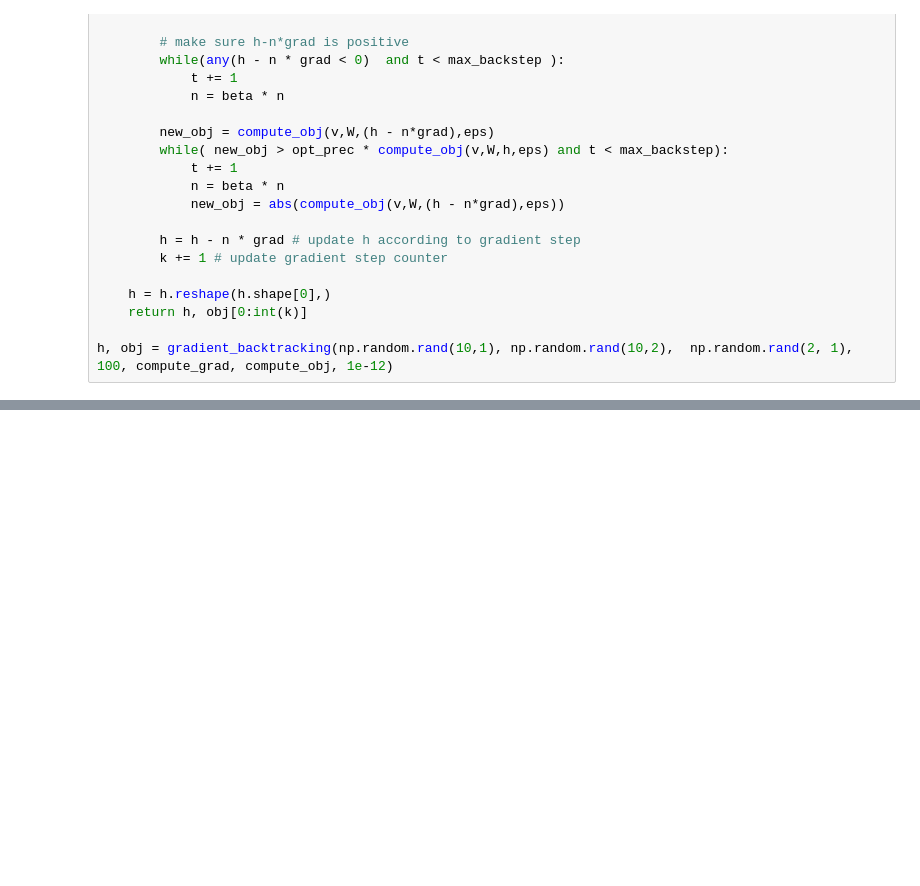
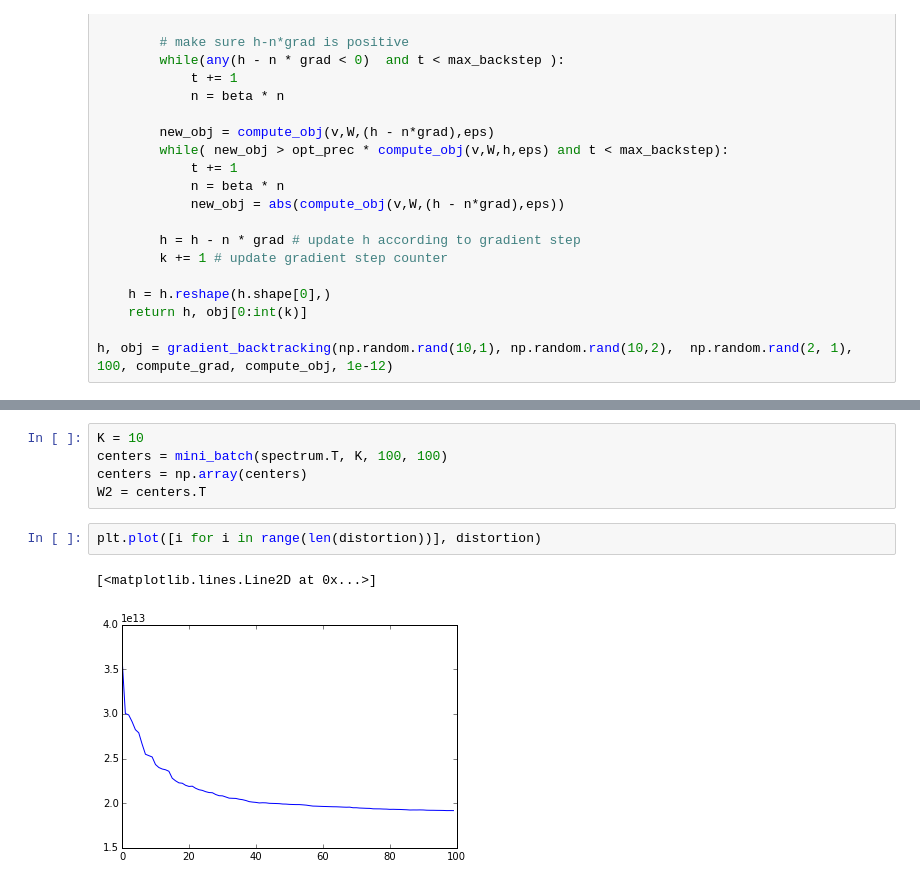
Before and after one commit to aartibagul/Source-Separation, a Jupyter notebook: Source_Separation.ipynb, the cells around one changed output, grey strips where cells are left out. Drawn from its saved outputs; the diff is of its cells as text; blank space fills up the shorter version.

```diff
--- a/Source_Separation.ipynb
+++ b/Source_Separation.ipynb
@@ -375,0 +447,10 @@ def istft(stft, window, overlap):
+# %%
+K = 10
+centers = mini_batch(spectrum.T, K, 100, 100)
+centers = np.array(centers)
+W2 = centers.T
+# %%
+plt.plot([i for i in range(len(distortion))], distortion)
+# %% [output]
+[<matplotlib.lines.Line2D at 0x...>]
+[figure, added]
```
Also changed, not shown: parts of 20 cells of this notebook.
